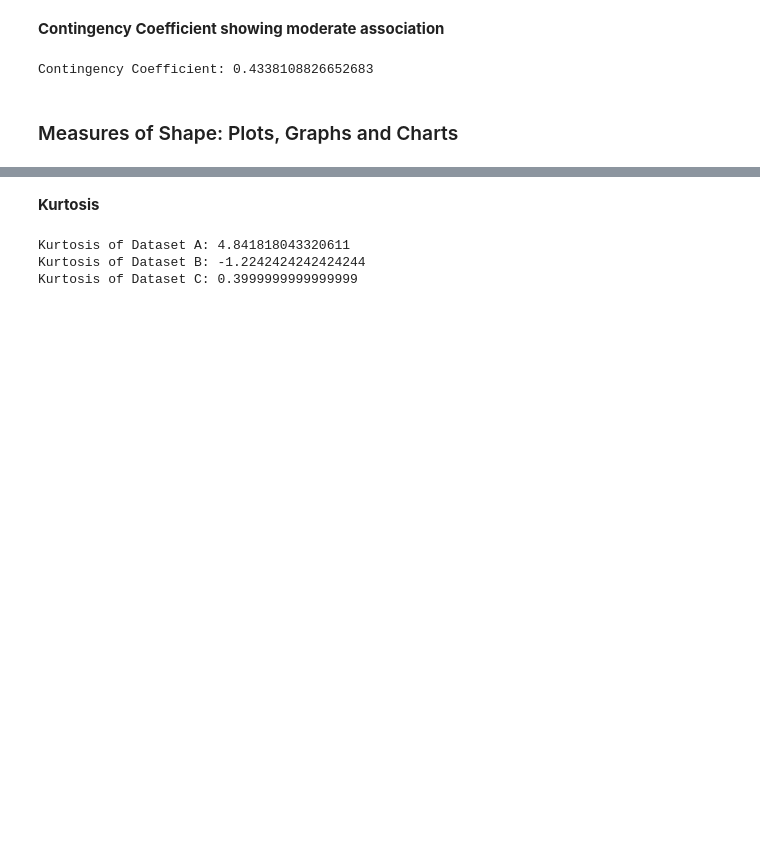
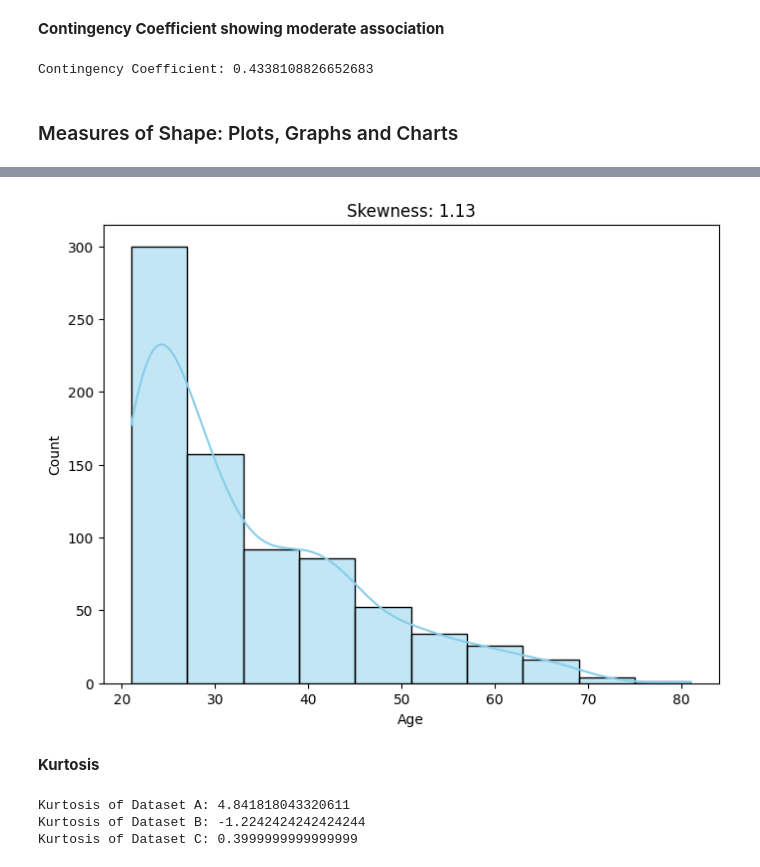
Before and after one commit to bpbpublications/Statistics-for-Data-Scientists-and-Analysts, a Jupyter notebook: notebooks/chapter3/chapter_3.ipynb, the cells around one changed output, grey strips where cells are left out. Cells and saved outputs as stored; diff of their text form; code cells hidden in the pictures; blank space fills up the shorter version.

```diff
--- a/notebooks/chapter3/chapter_3.ipynb
+++ b/notebooks/chapter3/chapter_3.ipynb
@@ -428,3 +499,27 @@ plt.show()
+# %%
+import pandas as pd
+import matplotlib.pyplot as plt
+import seaborn as sns
+from scipy.stats import skew
+diabities_df = pd.read_csv('/workspaces/ImplementingStatisticsWithPython/data/chapter1/diabetes.csv')
+
+data = diabities_df['Age']
+
+# Calculate skewness
+data_skewness = skew(data)
+
+# Create a combined histogram and kernel density plot
+plt.figure(figsize=(8, 6))
+sns.histplot(data, bins=10, kde=True, color='skyblue', edgecolor='black')
+
+# Add skewness information
+plt.title(f'Skewness: {data_skewness:.2f}')
+
+# Display the plot
+plt.savefig('skew_age.jpg',dpi=600,bbox_inches='tight')
+plt.show()
+# %% [output]
+[figure, added]
 # %% [markdown]
 **Kurtosis**
 # %%
```
Also changed, not shown: parts of 9 cells of this notebook.
